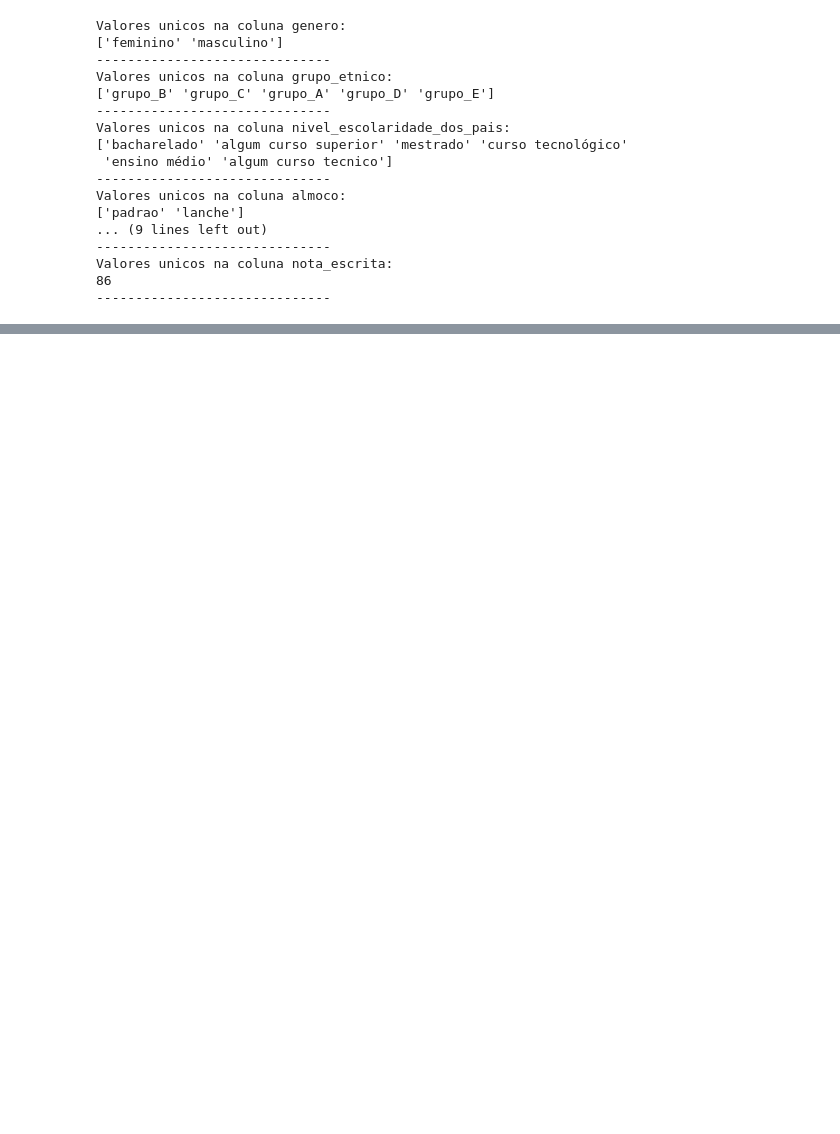
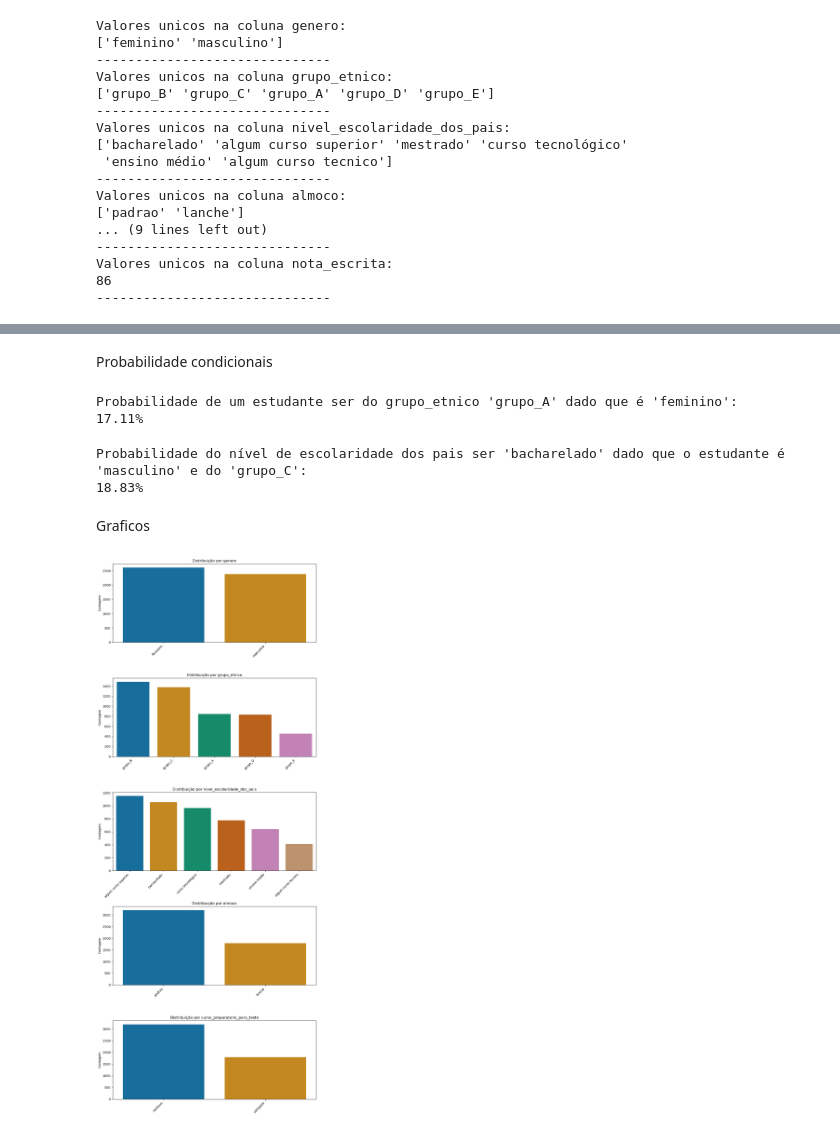
Before and after one commit to Pinaa-Matheus/Analise_DesempenhoEstudantil, a Jupyter notebook: analises.ipynb, the cells around one changed output, grey strips where cells are left out. Saved outputs shown, nothing was run; the diff lists cells and outputs as text; code cells hidden in the pictures; blank space fills up the shorter version.

```diff
--- a/analises.ipynb
+++ b/analises.ipynb
@@ -104,0 +202,49 @@ Valores unicos na coluna nota_escrita:
+# %% [markdown]
+Probabilidade condicionais
+# %%
+# Calcular a probabilidade condicional: P(grupo_etnico = 'Grupo A' | genero = 'feminino')
+df_feminino = df[df['genero'] == 'feminino']
+probabilidade_grupoA_dado_feminino = (df_feminino['grupo_etnico'] == 'grupo_A').mean() * 100
+# Exibir a probabilidade condicional
+print("Probabilidade de um estudante ser do grupo_etnico 'grupo_A' dado que é 'feminino':" )
+print(f"{probabilidade_grupoA_dado_feminino:.2f}%")
+# %% [output]
+Probabilidade de um estudante ser do grupo_etnico 'grupo_A' dado que é 'feminino':
+17.11%
+# %%
+# Calcular a probabilidade condicional: P(nivel_escolaridade_dos_pais = 'bacharelado' | genero = 'masculino', grupo_etnico = 'grupo_C')
+df_masculino_grupoC = df[(df['genero'] == 'masculino') & (df['grupo_etnico'] == 'grupo_C')]
+probabilidade_bacharelado_dado_masc_grupoc = (df_masculino_grupoC['nivel_escolaridade_dos_pais'] == 'bacharelado').mean() * 100
+print("Probabilidade do nível de escolaridade dos pais ser 'bacharelado' dado que o estudante é 'masculino' e do 'grupo_C':")
+print(f"{probabilidade_bacharelado_dado_masc_grupoc:.2f}%")
+# %% [output]
+Probabilidade do nível de escolaridade dos pais ser 'bacharelado' dado que o estudante é 'masculino' e do 'grupo_C':
+18.83%
+# %% [markdown]
+Graficos
+# %%
+categoria_columns = ['genero', 'grupo_etnico', 'nivel_escolaridade_dos_pais', 'almoco', 'curso_preparatorio_para_teste']
+
+for col in categoria_columns:
+    counts = df[col].value_counts()
+    fig = px.pie(counts, values=counts.values, names=counts.index, title=f'Distribuicao por {col}')
+    fig.show()
+# %%
+#Graficos de coluna utilizando contagem absoluta
+categoria_columns = ['genero', 'grupo_etnico', 'nivel_escolaridade_dos_pais', 'almoco', 'curso_preparatorio_para_teste']
+
+plt.figure(figsize=(10, 25)) # Ajustando o tamanho da figura
+
+for i,col in enumerate(categoria_columns):
+    plt.subplot(len(categoria_columns), 1, i + 1) # Alterando a grade de subplot para uma coluna
+    counts = df[col].value_counts()
+    sns.barplot(x=counts.index, y=counts.values, palette='colorblind') #Usando paleta para daltônicos
+    plt.title(f'Distribuição por {col}')
+    plt.ylabel('Contagem')
+    plt.xlabel('')
+    plt.xticks(rotation=45,ha='right')
+
+plt.tight_layout()
+plt.show()
+# %% [output]
+[figure, added]
```
Also changed, not shown: parts of 14 cells of this notebook.
